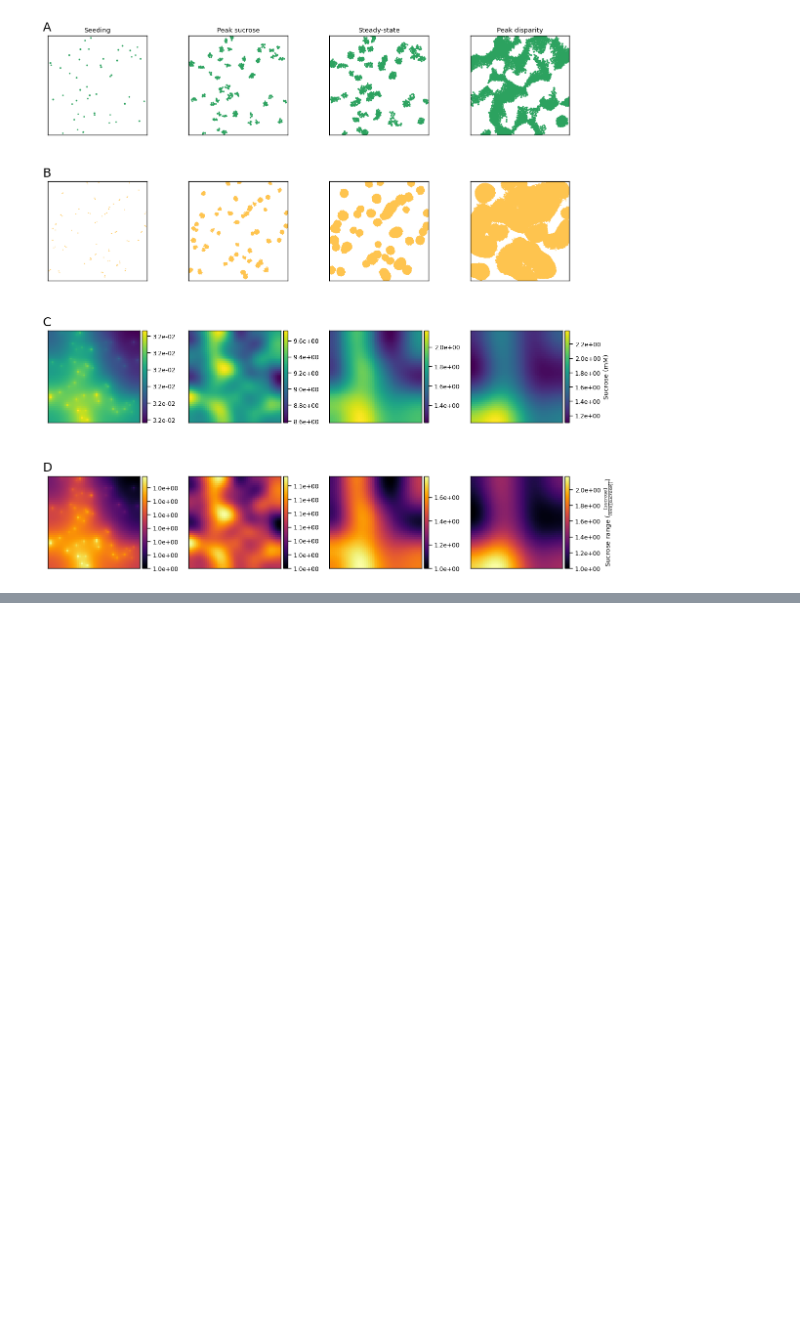
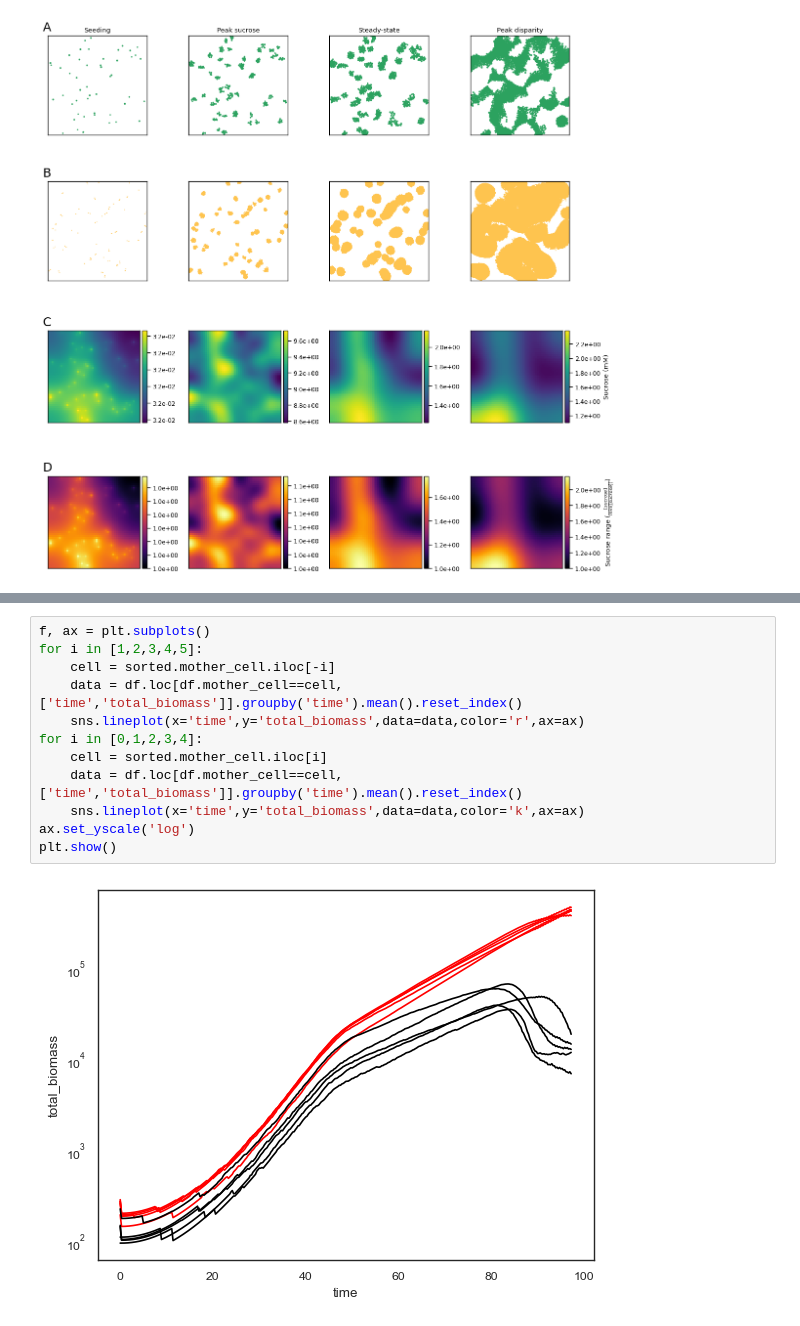
Before and after one commit to Jsakkos/nufeb-cyano-e-coli, a Jupyter notebook: notebooks/nutrient-gradients.ipynb, the cells around one changed output, grey strips where cells are left out. Saved outputs shown, nothing was run; the diff lists cells and outputs as text; blank space fills up the shorter version.

```diff
--- a/notebooks/nutrient-gradients.ipynb
+++ b/notebooks/nutrient-gradients.ipynb
@@ -506,0 +531,14 @@ fig.savefig('../figures/fitness.pdf',bbox_inches='tight')
+# %%
+f, ax = plt.subplots()
+for i in [1,2,3,4,5]:
+    cell = sorted.mother_cell.iloc[-i]
+    data = df.loc[df.mother_cell==cell,['time','total_biomass']].groupby('time').mean().reset_index()
+    sns.lineplot(x='time',y='total_biomass',data=data,color='r',ax=ax)
+for i in [0,1,2,3,4]:
+    cell = sorted.mother_cell.iloc[i]
+    data = df.loc[df.mother_cell==cell,['time','total_biomass']].groupby('time').mean().reset_index()
+    sns.lineplot(x='time',y='total_biomass',data=data,color='k',ax=ax)
+ax.set_yscale('log')
+plt.show()
+# %% [output]
+[figure, added]
```
Also changed, not shown: parts of 23 cells of this notebook, 7 other files.
